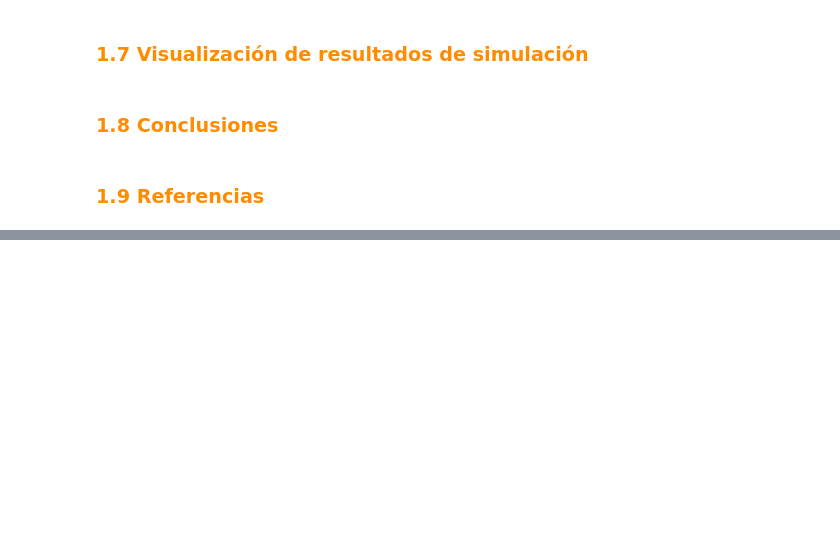
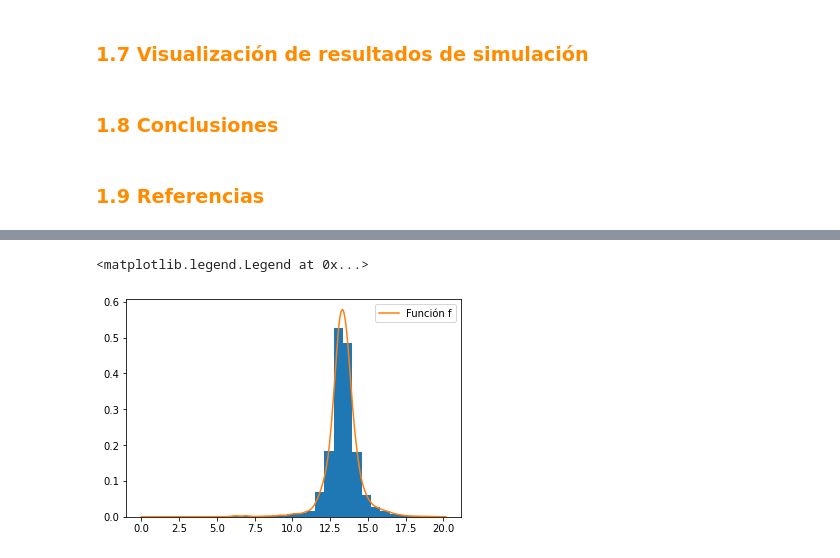
Before and after one commit to danielperhez/Proyecto_PRivera_CPerez, a Jupyter notebook: Proyecto_PRivera_CPerez.ipynb, the cells around one changed output, grey strips where cells are left out. Drawn from its saved outputs; the diff is of its cells as text; code cells hidden in the pictures; blank space fills up the shorter version.

```diff
--- a/Proyecto_PRivera_CPerez.ipynb
+++ b/Proyecto_PRivera_CPerez.ipynb
@@ -136,0 +219,17 @@ En el grupo deben haber mínimo dos integrantes y máximo tres integrantes. Para
+# %%
+def kde_statsmodels_m(x, x_grid, bandwidth=0.2, **kwargs):
+    """Multivariate Kernel Density Estimation with Statsmodels"""
+    kde = KDEMultivariate(x,
+                          bw='cv_ml',  #bandwidth * np.ones_like(x), # Estima el ancho de banda óptimo
+                          var_type='c', **kwargs)
+    return lambda x: kde.pdf([x]) # Nos regresa la función pdf
+# %%
+xx = np.linspace(0, np.amax(var), 1000)
+f = kde_statsmodels_m(var, xx)
+# %%
+plt.hist(var, bins = 30,density = True)
+plt.plot(xx, f(xx), label = 'Función f')
+plt.legend(loc = 'best')
+# %% [output]
+<matplotlib.legend.Legend at 0x...>
+[figure, added]
```
Also changed, not shown: parts of 49 cells of this notebook, 2 other files.
